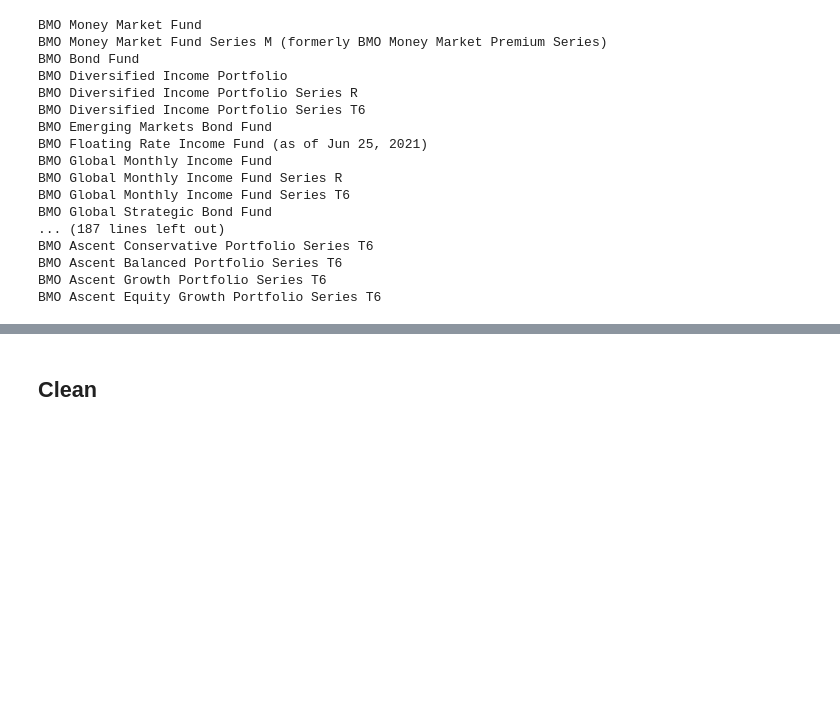
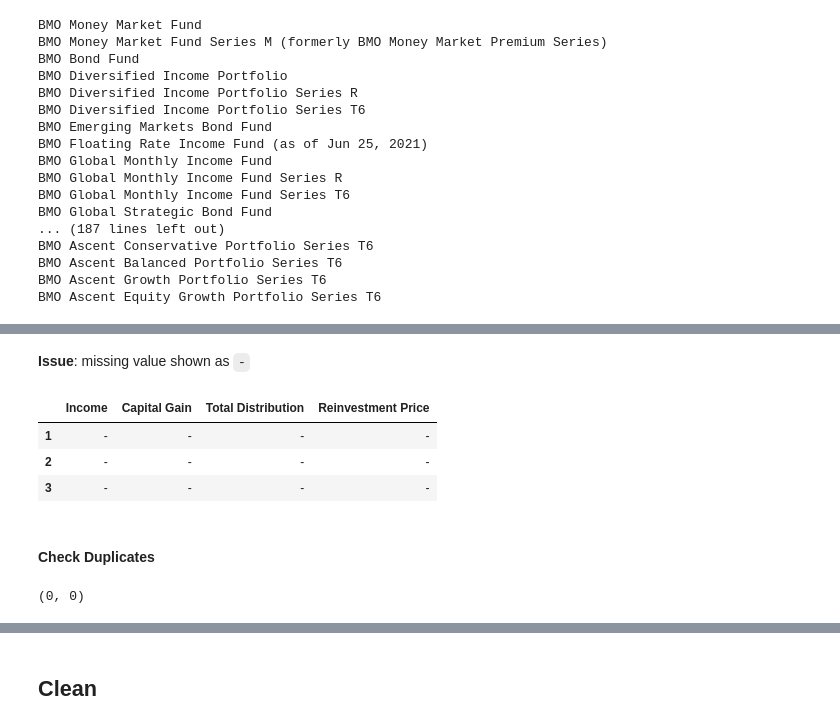
Before and after one commit to chefZau/BMOMutualFundExploration, a Jupyter notebook: DataWrangling.ipynb, the cells around one changed output, grey strips where cells are left out. Cells and saved outputs as stored; diff of their text form; code cells hidden in the pictures; blank space fills up the shorter version.

```diff
--- a/DataWrangling.ipynb
+++ b/DataWrangling.ipynb
@@ -231,0 +280,15 @@ prices.head()
+# %% [markdown]
+**Issue**: missing value shown as `-`
+# %%
+prices.loc[1:3, 'Income':'Reinvestment Price']
+# %% [output]
+|  | Income | Capital Gain | Total Distribution | Reinvestment Price |
+| 1 | - | - | - | - |
+| 2 | - | - | - | - |
+| 3 | - | - | - | - |
+# %% [markdown]
+#### Check Duplicates
+# %%
+bmo.duplicated().sum(), prices.duplicated().sum()
+# %% [output]
+(0, 0)
```
Also changed, not shown: parts of 37 cells of this notebook.
